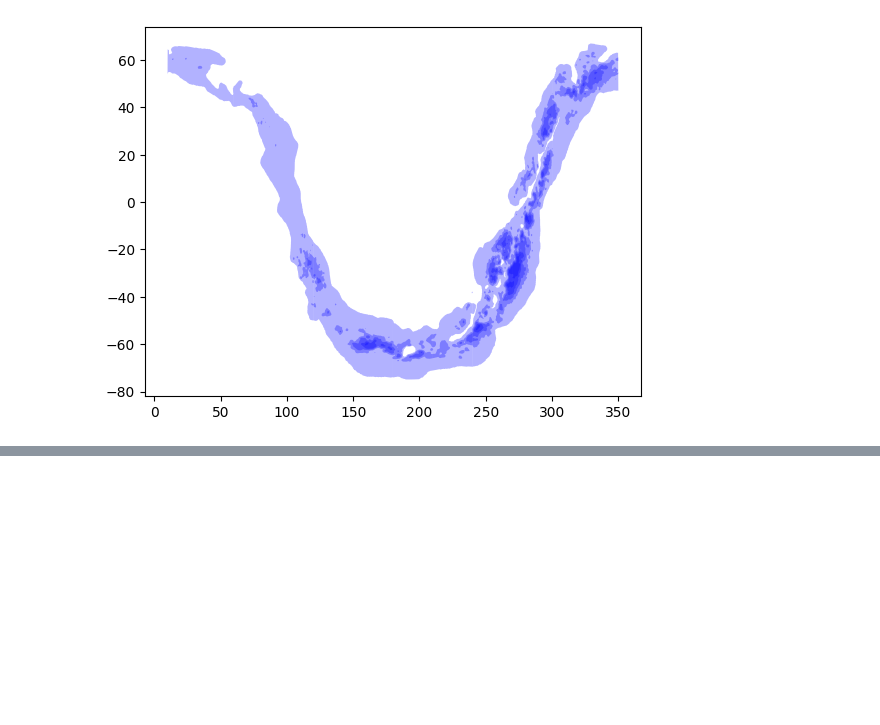
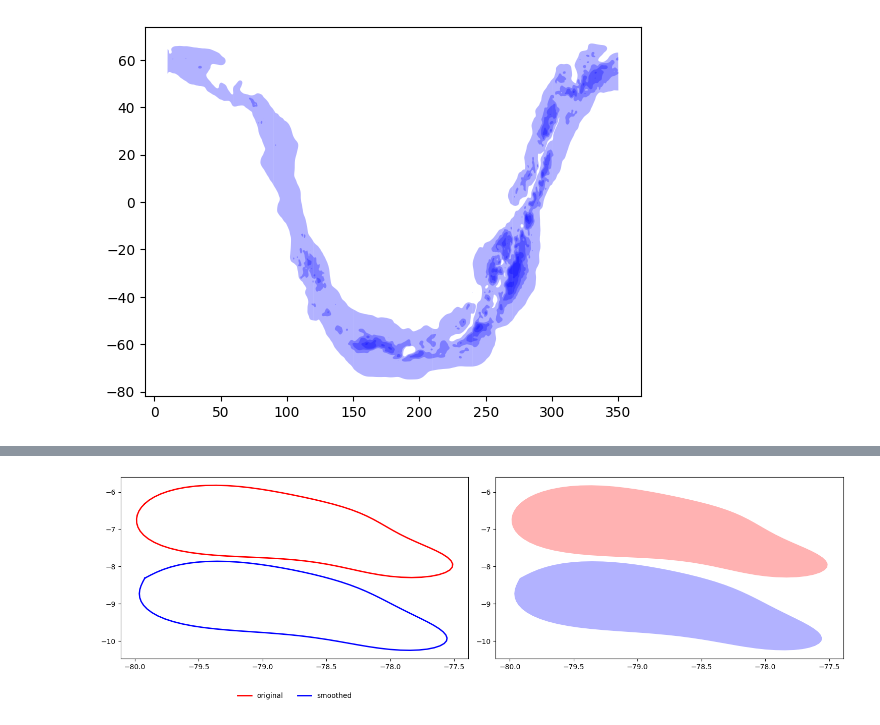
Before and after one commit to Giacomo-Menegatti/HARey_constellations_cards, a Jupyter notebook: milky-way-plot-2.ipynb, the cells around one changed output, grey strips where cells are left out. Cells and saved outputs as stored; diff of their text form; code cells hidden in the pictures; blank space fills up the shorter version.

```diff
--- a/milky-way-plot-2.ipynb
+++ b/milky-way-plot-2.ipynb
@@ -212,0 +286,21 @@ for color, level in zip(['r', 'g', 'b', 'y', 'k'], shapes_list.values()):
+# %%
+ring = luminosity_levels[4][0]
+# %%
+fig, (ax1, ax2) = plt.subplots(ncols = 2, figsize = (15,5))
+
+x,y = zip(*ring)
+ax1.plot(x, y, color = 'r', ls='-', lw=2, label='original', alpha=1)
+smooth = smooth_sphere(np.array(ring), iterations=30, alpha=0.2, closed=False)
+ax1.plot(smooth[:,0], smooth[:,1]-2, 'b-', lw=2, label='smoothed')
+
+ax2.fill(x, y, 'r', alpha=0.3)
+ax2.fill(smooth[:,0], smooth[:,1]-2, 'b', alpha=0.3)
+
+
+ax1.set_aspect('auto')
+ax1.legend(loc='upper center', bbox_to_anchor=(0.5, -0.15), ncol=5, frameon=False)
+plt.tight_layout()
+plt.subplots_adjust(bottom=0.25)
+plt.show()
+# %% [output]
+[figure, added]
```
Also changed, not shown: parts of 16 cells of this notebook, 12 other files.
